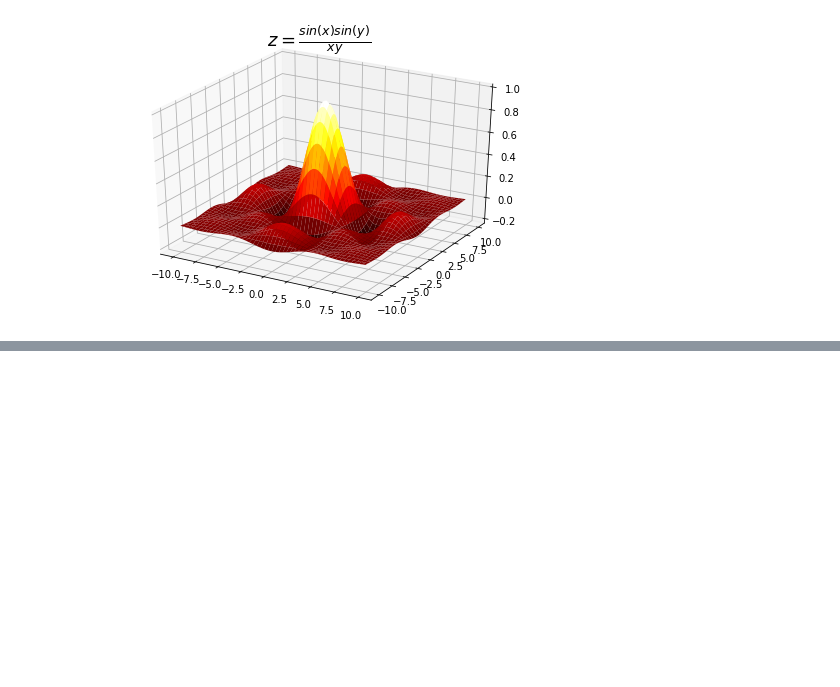
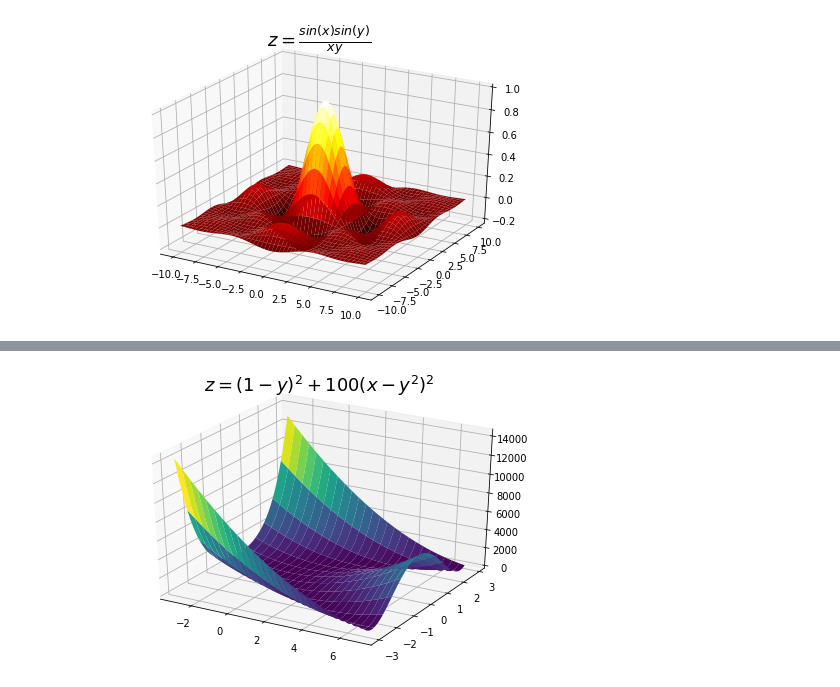
Before and after one commit to tatyderb/m2020, a Jupyter notebook: 1_visualization/1_3D_solution.ipynb, the cells around one changed output, grey strips where cells are left out. Drawn from its saved outputs; the diff is of its cells as text; code cells hidden in the pictures; blank space fills up the shorter version.

Commit message:
add 3D plot variants

```diff
--- a/1_visualization/1_3D_solution.ipynb
+++ b/1_visualization/1_3D_solution.ipynb
@@ -138,0 +143,20 @@ fig.savefig('3_6.png')
+# %%
+import matplotlib.pyplot as plt
+import numpy as np
+
+from mpl_toolkits.mplot3d import axes3d   # новый import
+fig = plt.figure()
+ax = axes3d.Axes3D(fig)          # создаем axes из figure
+
+xi = np.arange(-3, 7, 0.1)               # точки по оси Y
+yi = np.arange(-3, 3, 0.1)               # точки по оси Х
+X, Y = np.meshgrid(xi, yi)                # X, Y - узлы на сети
+Z = (1-Y)**2 + 100*(X-Y**2)**2                           # в каждой точке добавили z координату=#Z = (1-X)**2 + 100*(Y-X**2)**2                           # в каждой точке добавили z координату
+
+# ax.plot_wireframe(X, Y, Z, rstride=5, cstride=4, cmap='hot')  # заливка цветом
+ax.plot_surface(X, Y, Z, rstride=5, cstride=4, cmap='viridis')  # заливка цветом
+ax.set_title(r'$z = (1-y)^2 + 100 (x - y^2)^2$', fontsize=18)
+plt.show()
+fig.savefig('3_7.png')
+# %% [output]
+[figure, added]
```
Also changed, not shown: parts of 4 cells of this notebook, 2 other files.
